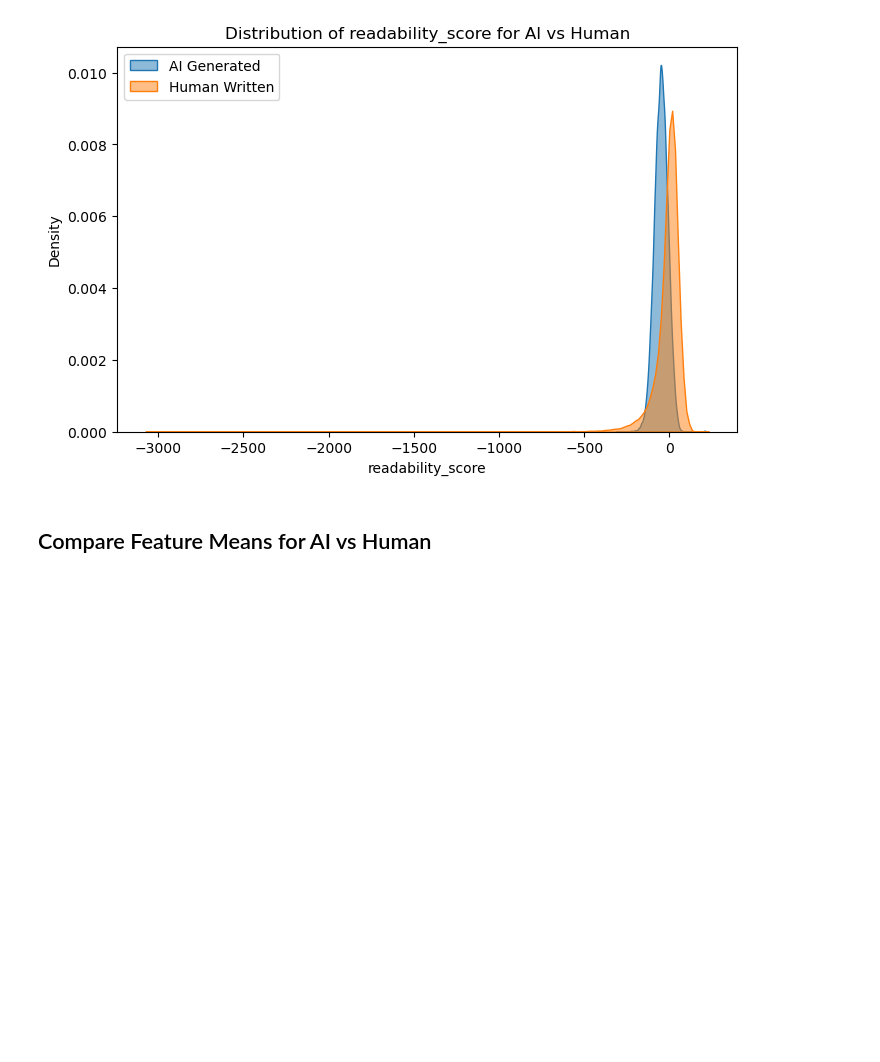
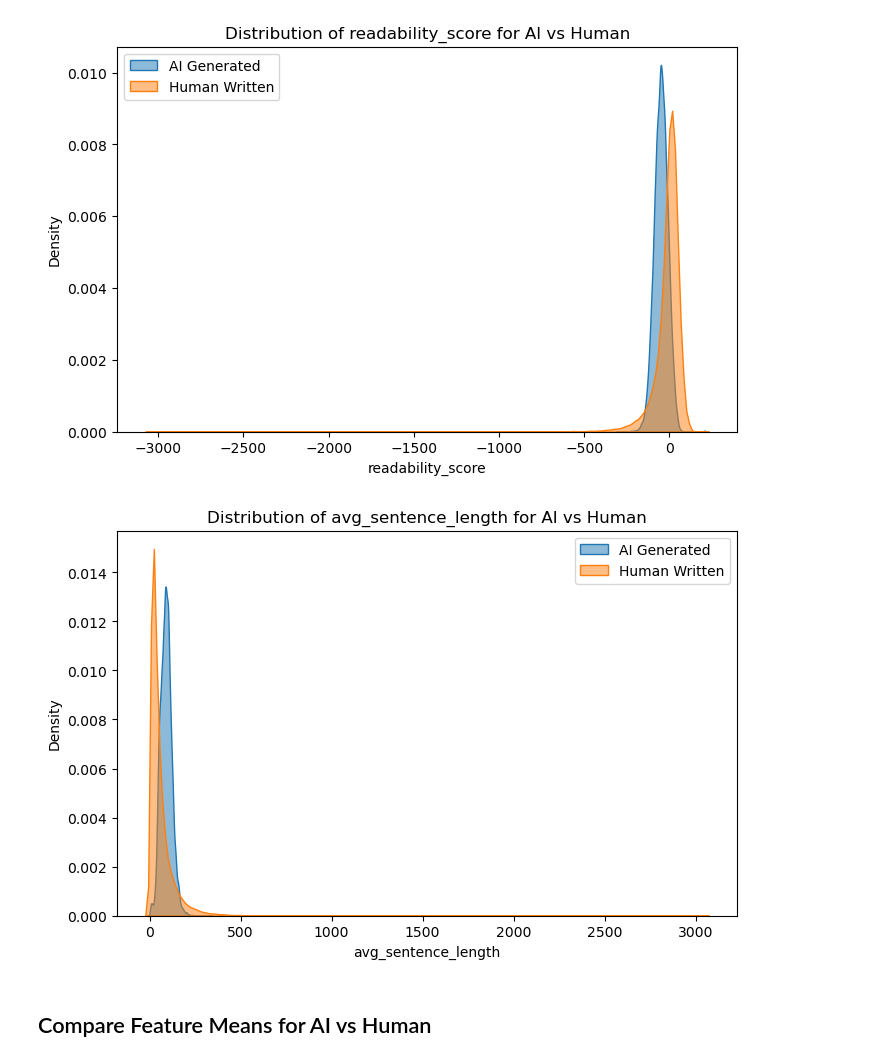
Before and after one commit to MollyMoriJing/MUGC_Detact_Reddit, a Jupyter notebook: human_vs_ai.ipynb, the cells around one changed output. Cells and saved outputs as stored; diff of their text form; code cells hidden in the pictures; blank space fills up the shorter version.

```diff
--- a/human_vs_ai.ipynb
+++ b/human_vs_ai.ipynb
@@ -575,6 +575,26 @@ plt.legend()
 plt.show()
 # %% [output]
 [figure]
+# %%
+import seaborn as sns
+import matplotlib.pyplot as plt
+
+# Select an important feature
+feature = "avg_sentence_length"
+
+# Create a density plot (KDE) to compare distributions
+plt.figure(figsize=(8, 5))
+sns.kdeplot(df[df["classification"] == 0][feature], label="AI Generated", fill=True, alpha=0.5)
+sns.kdeplot(df[df["classification"] == 1][feature], label="Human Written", fill=True, alpha=0.5)
+
+# Set labels and title
+plt.xlabel(feature)
+plt.ylabel("Density")
+plt.title(f"Distribution of {feature} for AI vs Human")
+plt.legend()
+plt.show()
+# %% [output]
+[figure, added]
 # %% [markdown]
 ## Compare Feature Means for AI vs Human
 # %%
```
Also changed, not shown: parts of 1 cell of this notebook.
